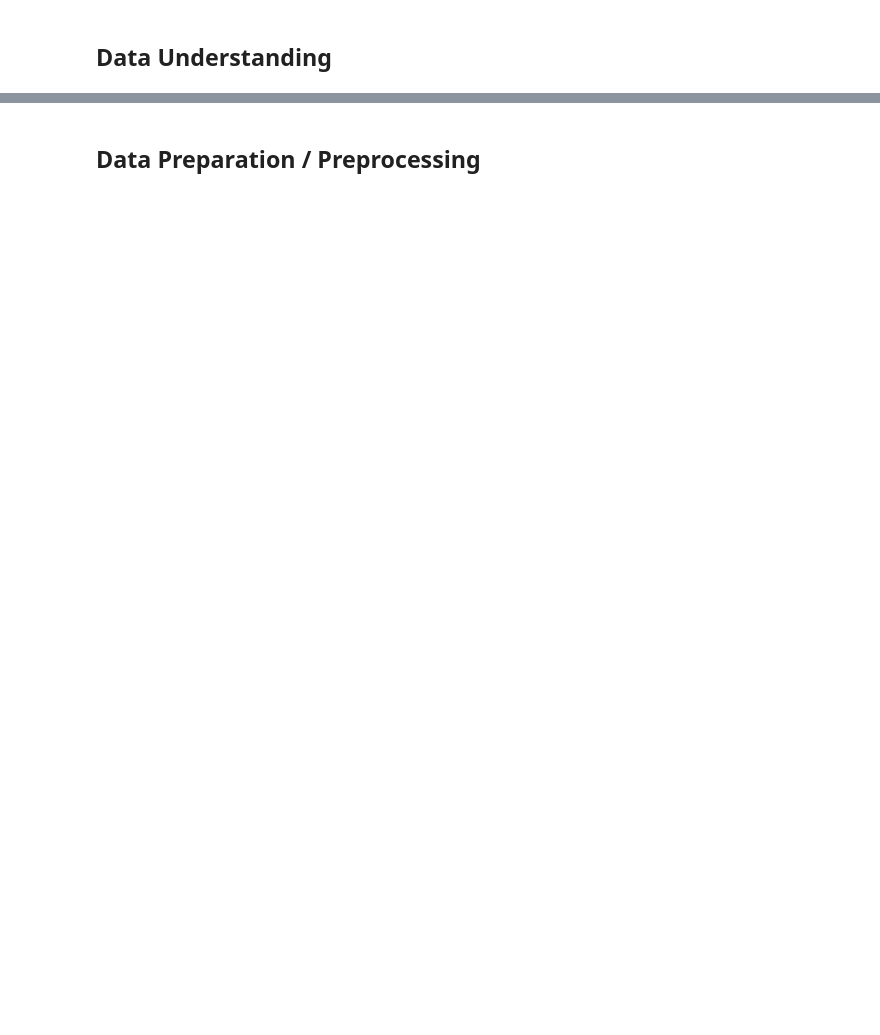
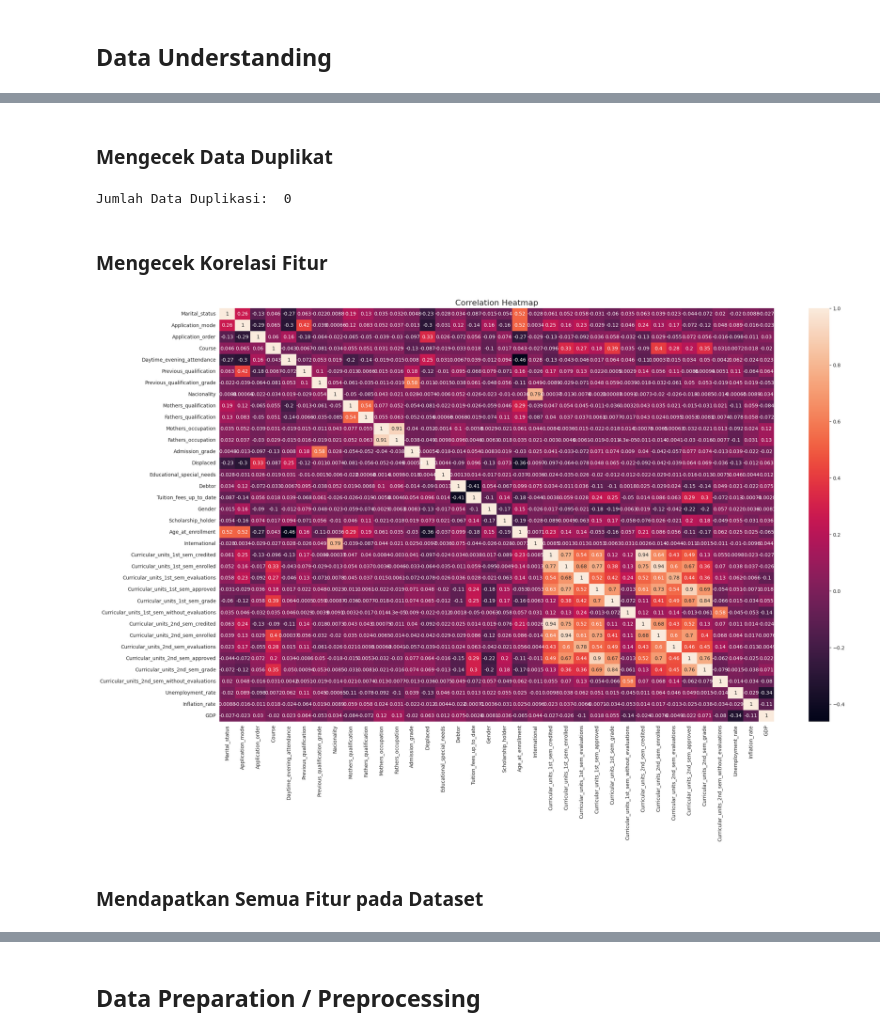
Before and after one commit to Refanz/data-science-educational-institution, a Jupyter notebook: notebook.ipynb, the cells around one changed output, grey strips where cells are left out. Cells and saved outputs as stored; diff of their text form; code cells hidden in the pictures; blank space fills up the shorter version.

```diff
--- a/notebook.ipynb
+++ b/notebook.ipynb
@@ -17,3 +28,14 @@ import seaborn as sns
 import joblib
 # %% [markdown]
 ### Menyiapkan data yang akan digunakan
+# %%
+student_df = pd.read_csv("data/student.csv", delimiter=";")
+
+# URL database
+URL = "postgresql://postgres:postgres@localhost:5432/db_jayainstitut"
+
+# Mengirim dataset ke dalam database
+engine = create_engine(URL)
+student_df.to_sql("students", engine, if_exists='replace')
+
+student_df.head(5)
@@ -21,0 +111,21 @@ import joblib
+# %% [markdown]
+### Mengecek Data Duplikat
+# %%
+print("Jumlah Data Duplikasi: ", student_df.duplicated().sum())
+# %% [output]
+Jumlah Data Duplikasi:  0
+# %% [markdown]
+### Mengecek Korelasi Fitur
+# %%
+corr = student_df.corr(numeric_only=True)
+plt.figure(figsize=(25, 15))
+sns.heatmap(
+    corr,
+    annot=True
+)
+plt.title("Correlation Heatmap", fontsize=16)
+plt.show()
+# %% [output]
+[figure, added]
+# %% [markdown]
+### Mendapatkan Semua Fitur pada Dataset
```
Also changed, not shown: parts of 42 cells of this notebook, 2 other files.
